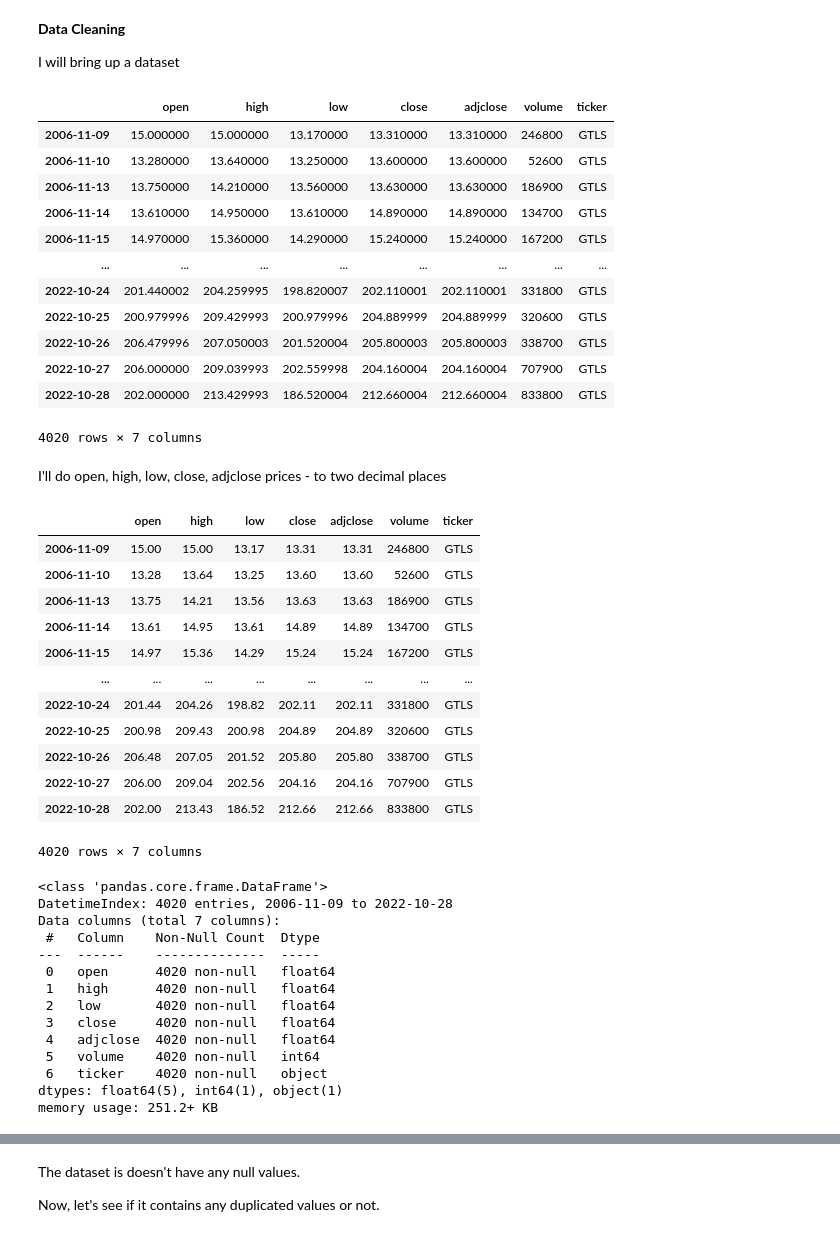
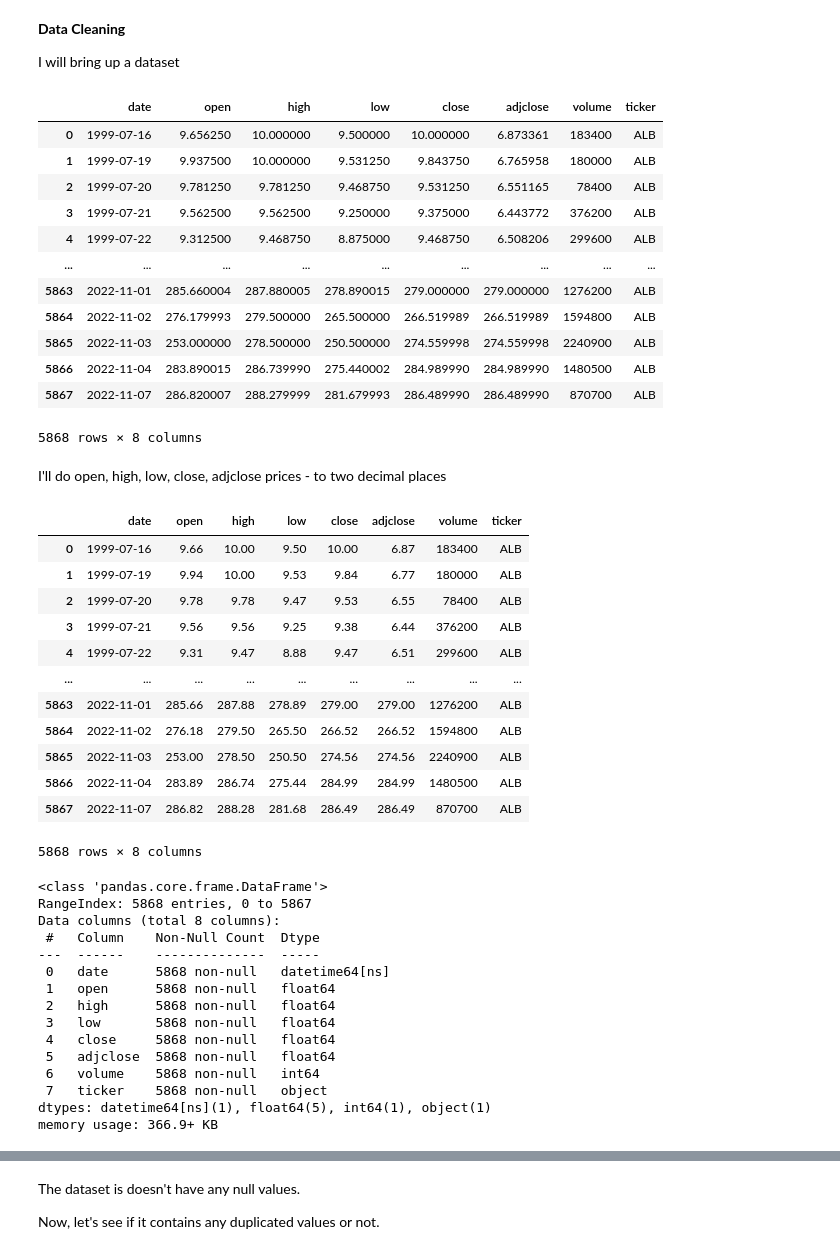
Before and after one commit to Anetta4/Stock_quotes, a Jupyter notebook: Stock_quotes.ipynb, the cells around one changed output, grey strips where cells are left out. Saved outputs shown, nothing was run; the diff lists cells and outputs as text; code cells hidden in the pictures.

```diff
--- a/Stock_quotes.ipynb
+++ b/Stock_quotes.ipynb
@@ -340,59 +361,60 @@ Percentage increase in the company's shares: 7.45%
 
 I will bring up a dataset
 # %%
-earnings_history_to_date = yh.get_data(name_max_day, start_day , end_date, index_as_date = True)
+earnings_history_to_date = yh.get_data(name_max_day, start_day , end_date, index_as_date = False)
 df=pd.DataFrame(earnings_history_to_date)
 df
 # %% [output]
-|  | open | high | low | close | adjclose | volume | ticker |
-| 2006-11-09 | 15.000000 | 15.000000 | 13.170000 | 13.310000 | 13.310000 | 246800 | GTLS |
-| 2006-11-10 | 13.280000 | 13.640000 | 13.250000 | 13.600000 | 13.600000 | 52600 | GTLS |
-| 2006-11-13 | 13.750000 | 14.210000 | 13.560000 | 13.630000 | 13.630000 | 186900 | GTLS |
-| 2006-11-14 | 13.610000 | 14.950000 | 13.610000 | 14.890000 | 14.890000 | 134700 | GTLS |
-| 2006-11-15 | 14.970000 | 15.360000 | 14.290000 | 15.240000 | 15.240000 | 167200 | GTLS |
-| ... | ... | ... | ... | ... | ... | ... | ... |
-| 2022-10-24 | 201.440002 | 204.259995 | 198.820007 | 202.110001 | 202.110001 | 331800 | GTLS |
-| 2022-10-25 | 200.979996 | 209.429993 | 200.979996 | 204.889999 | 204.889999 | 320600 | GTLS |
-| 2022-10-26 | 206.479996 | 207.050003 | 201.520004 | 205.800003 | 205.800003 | 338700 | GTLS |
-| 2022-10-27 | 206.000000 | 209.039993 | 202.559998 | 204.160004 | 204.160004 | 707900 | GTLS |
-| 2022-10-28 | 202.000000 | 213.429993 | 186.520004 | 212.660004 | 212.660004 | 833800 | GTLS |
+|  | date | open | high | low | close | adjclose | volume | ticker |
+| 0 | 1999-07-16 | 9.656250 | 10.000000 | 9.500000 | 10.000000 | 6.873361 | 183400 | ALB |
+| 1 | 1999-07-19 | 9.937500 | 10.000000 | 9.531250 | 9.843750 | 6.765958 | 180000 | ALB |
+| 2 | 1999-07-20 | 9.781250 | 9.781250 | 9.468750 | 9.531250 | 6.551165 | 78400 | ALB |
+| 3 | 1999-07-21 | 9.562500 | 9.562500 | 9.250000 | 9.375000 | 6.443772 | 376200 | ALB |
+| 4 | 1999-07-22 | 9.312500 | 9.468750 | 8.875000 | 9.468750 | 6.508206 | 299600 | ALB |
+| ... | ... | ... | ... | ... | ... | ... | ... | ... |
+| 5863 | 2022-11-01 | 285.660004 | 287.880005 | 278.890015 | 279.000000 | 279.000000 | 1276200 | ALB |
+| 5864 | 2022-11-02 | 276.179993 | 279.500000 | 265.500000 | 266.519989 | 266.519989 | 1594800 | ALB |
+| 5865 | 2022-11-03 | 253.000000 | 278.500000 | 250.500000 | 274.559998 | 274.559998 | 2240900 | ALB |
+| 5866 | 2022-11-04 | 283.890015 | 286.739990 | 275.440002 | 284.989990 | 284.989990 | 1480500 | ALB |
+| 5867 | 2022-11-07 | 286.820007 | 288.279999 | 281.679993 | 286.489990 | 286.489990 | 870700 | ALB |
-4020 rows × 7 columns
+5868 rows × 8 columns
 # %% [markdown]
 I'll do open, high, low, close, adjclose prices - to two decimal places
 # %%
 df = df.round({'open': 2, 'high': 2, 'low': 2, 'close': 2, 'adjclose': 2})
 df
 # %% [output]
-|  | open | high | low | close | adjclose | volume | ticker |
-| 2006-11-09 | 15.00 | 15.00 | 13.17 | 13.31 | 13.31 | 246800 | GTLS |
-| 2006-11-10 | 13.28 | 13.64 | 13.25 | 13.60 | 13.60 | 52600 | GTLS |
-| 2006-11-13 | 13.75 | 14.21 | 13.56 | 13.63 | 13.63 | 186900 | GTLS |
-| 2006-11-14 | 13.61 | 14.95 | 13.61 | 14.89 | 14.89 | 134700 | GTLS |
-| 2006-11-15 | 14.97 | 15.36 | 14.29 | 15.24 | 15.24 | 167200 | GTLS |
-| ... | ... | ... | ... | ... | ... | ... | ... |
-| 2022-10-24 | 201.44 | 204.26 | 198.82 | 202.11 | 202.11 | 331800 | GTLS |
-| 2022-10-25 | 200.98 | 209.43 | 200.98 | 204.89 | 204.89 | 320600 | GTLS |
-| 2022-10-26 | 206.48 | 207.05 | 201.52 | 205.80 | 205.80 | 338700 | GTLS |
-| 2022-10-27 | 206.00 | 209.04 | 202.56 | 204.16 | 204.16 | 707900 | GTLS |
-| 2022-10-28 | 202.00 | 213.43 | 186.52 | 212.66 | 212.66 | 833800 | GTLS |
+|  | date | open | high | low | close | adjclose | volume | ticker |
+| 0 | 1999-07-16 | 9.66 | 10.00 | 9.50 | 10.00 | 6.87 | 183400 | ALB |
+| 1 | 1999-07-19 | 9.94 | 10.00 | 9.53 | 9.84 | 6.77 | 180000 | ALB |
+| 2 | 1999-07-20 | 9.78 | 9.78 | 9.47 | 9.53 | 6.55 | 78400 | ALB |
+| 3 | 1999-07-21 | 9.56 | 9.56 | 9.25 | 9.38 | 6.44 | 376200 | ALB |
+| 4 | 1999-07-22 | 9.31 | 9.47 | 8.88 | 9.47 | 6.51 | 299600 | ALB |
+| ... | ... | ... | ... | ... | ... | ... | ... | ... |
+| 5863 | 2022-11-01 | 285.66 | 287.88 | 278.89 | 279.00 | 279.00 | 1276200 | ALB |
+| 5864 | 2022-11-02 | 276.18 | 279.50 | 265.50 | 266.52 | 266.52 | 1594800 | ALB |
+| 5865 | 2022-11-03 | 253.00 | 278.50 | 250.50 | 274.56 | 274.56 | 2240900 | ALB |
+| 5866 | 2022-11-04 | 283.89 | 286.74 | 275.44 | 284.99 | 284.99 | 1480500 | ALB |
+| 5867 | 2022-11-07 | 286.82 | 288.28 | 281.68 | 286.49 | 286.49 | 870700 | ALB |
-4020 rows × 7 columns
+5868 rows × 8 columns
 # %%
 df.info()
 # %% [output]
 <class 'pandas.core.frame.DataFrame'>
-DatetimeIndex: 4020 entries, 2006-11-09 to 2022-10-28
-Data columns (total 7 columns):
+RangeIndex: 5868 entries, 0 to 5867
+Data columns (total 8 columns):
  #   Column    Non-Null Count  Dtype
 ---  ------    --------------  -----
- 0   open      4020 non-null   float64
- 1   high      4020 non-null   float64
- 2   low       4020 non-null   float64
- 3   close     4020 non-null   float64
- 4   adjclose  4020 non-null   float64
- 5   volume    4020 non-null   int64
- 6   ticker    4020 non-null   object
-dtypes: float64(5), int64(1), object(1)
-memory usage: 251.2+ KB
+ 0   date      5868 non-null   datetime64[ns]
+ 1   open      5868 non-null   float64
+ 2   high      5868 non-null   float64
+ 3   low       5868 non-null   float64
+ 4   close     5868 non-null   float64
+ 5   adjclose  5868 non-null   float64
+ 6   volume    5868 non-null   int64
+ 7   ticker    5868 non-null   object
+dtypes: datetime64[ns](1), float64(5), int64(1), object(1)
+memory usage: 366.9+ KB
 # %%
 df.isnull().sum()
 # %% [output]
```
Also changed, not shown: parts of 101 cells of this notebook.
